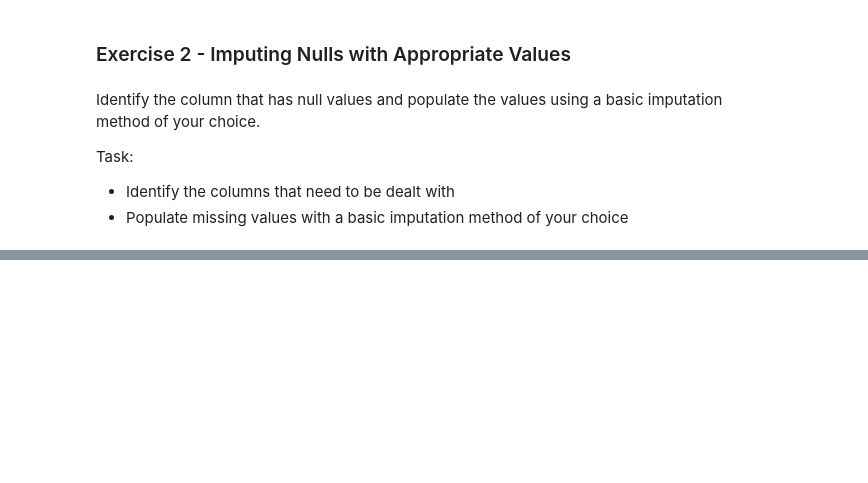
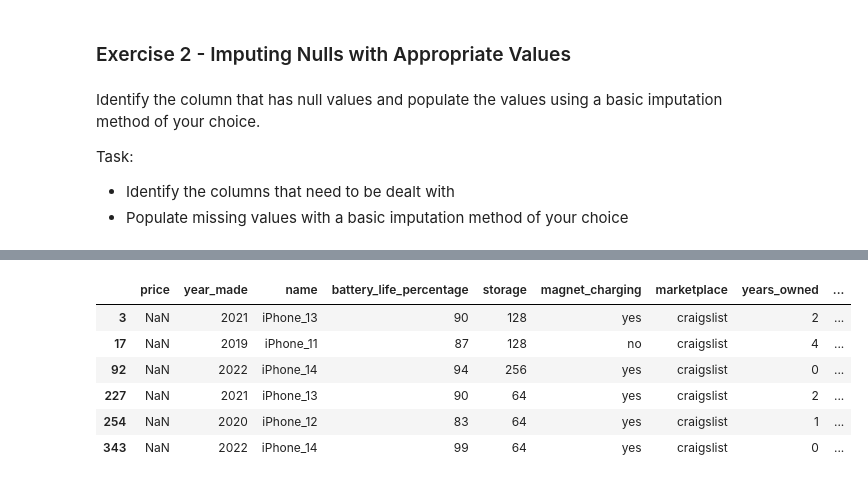
Before and after one commit to abubakar2029/machine-learning-portfolio, a Jupyter notebook: 01_data_loading_&_preparation/notebooks/Data Cleaning and Imputation - Student Version.ipynb, the cells around one changed output, grey strips where cells are left out. Drawn from its saved outputs; the diff is of its cells as text; code cells hidden in the pictures; blank space fills up the shorter version.

```diff
--- a/01_data_loading_&_preparation/notebooks/Data Cleaning and Imputation - Student Version.ipynb
+++ b/01_data_loading_&_preparation/notebooks/Data Cleaning and Imputation - Student Version.ipynb
@@ -186,7 +246,7 @@ Task:
 - Explore the unique values in the marketplace column, identify the typos, and fix them.
 # %%
 # Import data to a pandas dataframe
-df_phone = pd.read_csv('phone_marketplace_dataset_cleaning_set.csv')
+df_phone = pd.read_csv('../data/phone_marketplace_dataset_cleaning_set.csv')
 df_phone
 # %% [output]
 |  | price | year_made | name | battery_life_percentage | storage | magnet_charging | marketplace | years_owned | ... |
@@ -207,2 +271,4 @@ df_phone
 # %%
 #Replace or remove all ! in the marketplace column
+df_phone['marketplace'] = df_phone['marketplace'].str.replace("!","")
+df_phone['marketplace'].unique()
@@ -219,4 +302,13 @@ df_phone.isna().sum()
 # %%
 # Check the rows that are null
+df_phone[df_phone['price'].isna()]
+# %% [output]
+|  | price | year_made | name | battery_life_percentage | storage | magnet_charging | marketplace | years_owned | ... |
+| 3 | NaN | 2021 | iPhone_13 | 90 | 128 | yes | craigslist | 2 | ... |
+| 17 | NaN | 2019 | iPhone_11 | 87 | 128 | no | craigslist | 4 | ... |
+| 92 | NaN | 2022 | iPhone_14 | 94 | 256 | yes | craigslist | 0 | ... |
+| 227 | NaN | 2021 | iPhone_13 | 90 | 64 | yes | craigslist | 2 | ... |
+| 254 | NaN | 2020 | iPhone_12 | 83 | 64 | yes | craigslist | 1 | ... |
+| 343 | NaN | 2022 | iPhone_14 | 99 | 64 | yes | craigslist | 0 | ... |
 # %%
 # Find phone price averages (returned as series)
```
Also changed, not shown: parts of 22 cells of this notebook, 8 other files.
